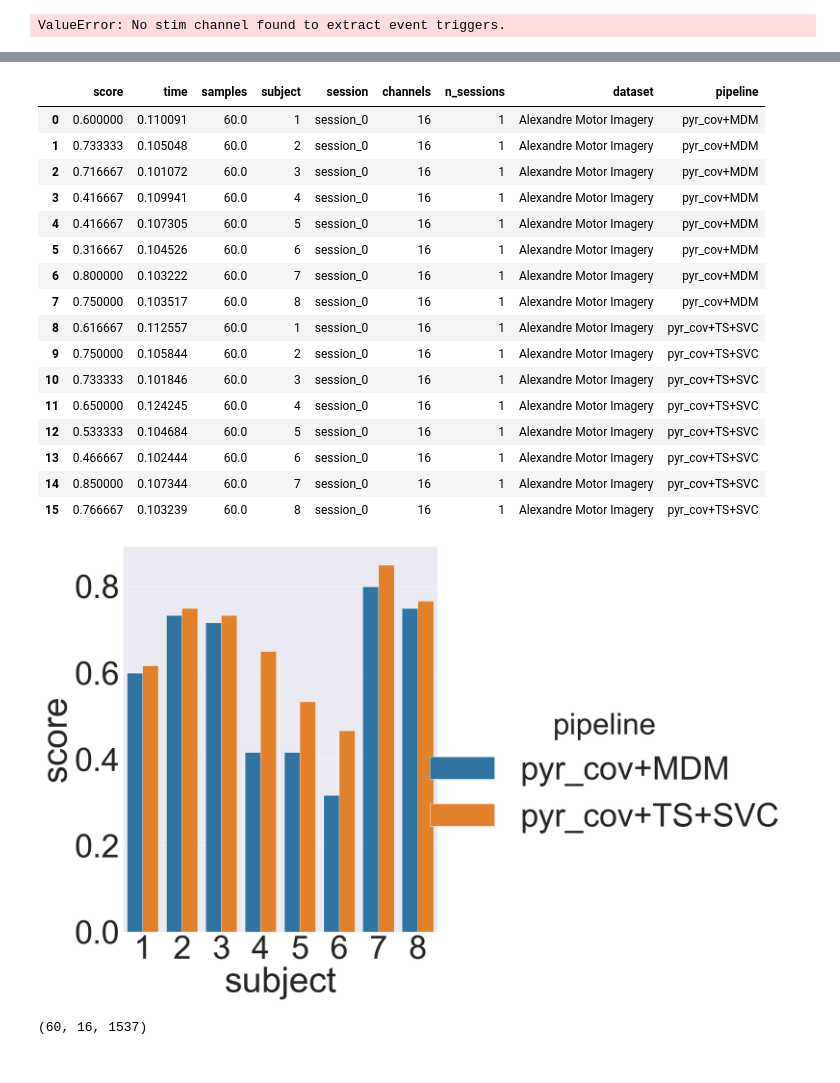
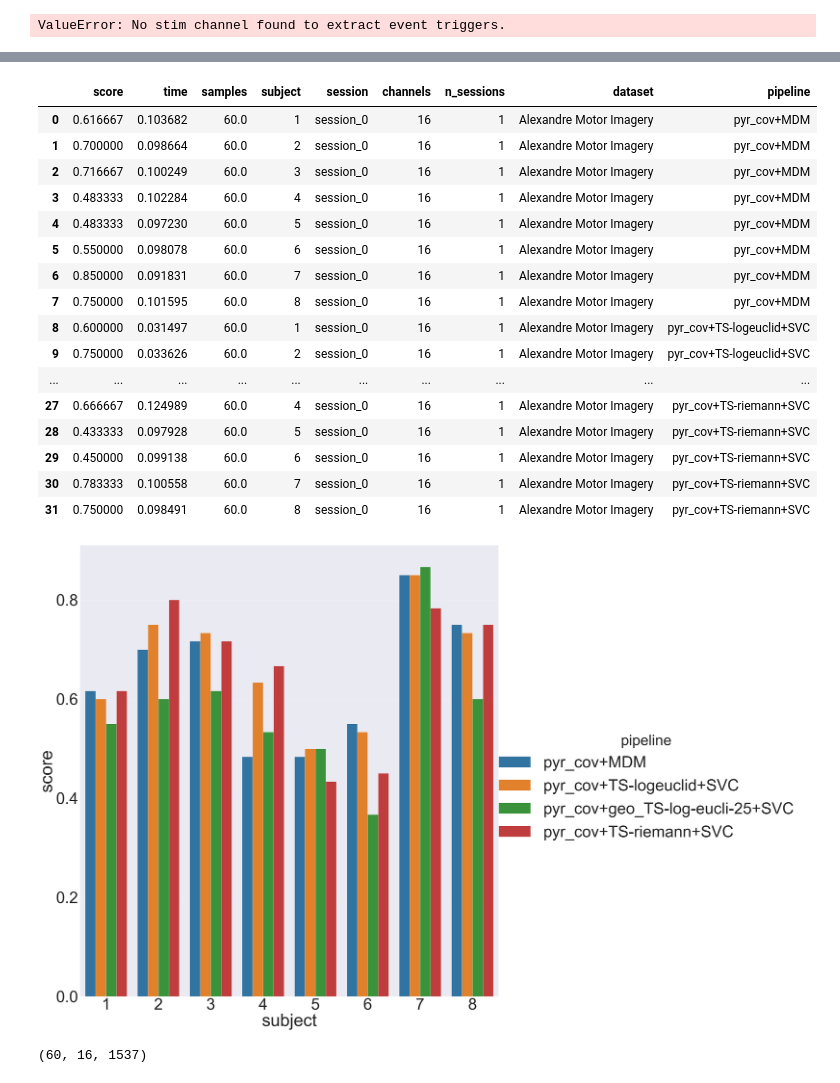
Before and after one commit to AlexandrePsq/RiemanMetrics, a Jupyter notebook: Comparing_frameworks.ipynb, the cells around one changed output, grey strips where cells are left out. Saved outputs shown, nothing was run; the diff lists cells and outputs as text; code cells hidden in the pictures.

```diff
--- a/Comparing_frameworks.ipynb
+++ b/Comparing_frameworks.ipynb
@@ -85,16 +111,16 @@ for dataset, session_name in zip(datasets[:5], session_names[:5]):
 <RawArray | 26 x 96735 (386.9 s), ~19.2 MB, data loaded>
 ValueError: No stim channel found to extract event triggers.
 # %%
-
-from mne import compute_covariance as mne_cov
-from pyriemann.estimation import XdawnCovariances as pyr_xdawn_cov
-from pyriemann.estimation import Covariances as pyr_cov
 
 pipelines = {}
 
 #pipelines["pyr_xdawn_cov+MDM"] = make_pipeline(pyr_xdawn_cov(), MDM(metric="riemann"))
 pipelines["pyr_cov+MDM"] = make_pipeline(pyr_cov(), MDM(metric="riemann"))
-pipelines["pyr_cov+TS+SVC"] = make_pipeline(pyr_cov(), TangentSpace(metric="riemann"), SVC(kernel="linear"))
+pipelines["pyr_cov+TS-riemann+SVC"] = make_pipeline(pyr_cov(), TangentSpace(metric="riemann"), SVC(kernel="linear"))
+pipelines["pyr_cov+TS-logeuclid+SVC"] = make_pipeline(pyr_cov(), TangentSpace(metric="logeuclid"), SVC(kernel="linear"))
+pipelines["pyr_cov+geo_TS-log-eucli-25+SVC"] = make_pipeline(pyr_cov(),  ToTangentSpace(geometry=SPDMetricLogEuclidean(25)), SVC(kernel="linear"))
+#pipelines["pyr_cov+geo_TS-rieman+SVC"] = make_pipeline(pyr_cov(), ToTangentSpace(geometry=RiemannianMetric(25)), SVC(kernel="linear"))
+
 
 
 
@@ -141,38 +167,38 @@ results = evaluation.process(pipelines)
 results
 # %% [output]
 |  | score | time | samples | subject | session | channels | n_sessions | dataset | pipeline |
-| 0 | 0.600000 | 0.110091 | 60.0 | 1 | session_0 | 16 | 1 | Alexandre Motor Imagery | pyr_cov+MDM |
-| 1 | 0.733333 | 0.105048 | 60.0 | 2 | session_0 | 16 | 1 | Alexandre Motor Imagery | pyr_cov+MDM |
-| 2 | 0.716667 | 0.101072 | 60.0 | 3 | session_0 | 16 | 1 | Alexandre Motor Imagery | pyr_cov+MDM |
-| 3 | 0.416667 | 0.109941 | 60.0 | 4 | session_0 | 16 | 1 | Alexandre Motor Imagery | pyr_cov+MDM |
-| 4 | 0.416667 | 0.107305 | 60.0 | 5 | session_0 | 16 | 1 | Alexandre Motor Imagery | pyr_cov+MDM |
-| 5 | 0.316667 | 0.104526 | 60.0 | 6 | session_0 | 16 | 1 | Alexandre Motor Imagery | pyr_cov+MDM |
-| 6 | 0.800000 | 0.103222 | 60.0 | 7 | session_0 | 16 | 1 | Alexandre Motor Imagery | pyr_cov+MDM |
-| 7 | 0.750000 | 0.103517 | 60.0 | 8 | session_0 | 16 | 1 | Alexandre Motor Imagery | pyr_cov+MDM |
-| 8 | 0.616667 | 0.112557 | 60.0 | 1 | session_0 | 16 | 1 | Alexandre Motor Imagery | pyr_cov+TS+SVC |
-| 9 | 0.750000 | 0.105844 | 60.0 | 2 | session_0 | 16 | 1 | Alexandre Motor Imagery | pyr_cov+TS+SVC |
-| 10 | 0.733333 | 0.101846 | 60.0 | 3 | session_0 | 16 | 1 | Alexandre Motor Imagery | pyr_cov+TS+SVC |
-| 11 | 0.650000 | 0.124245 | 60.0 | 4 | session_0 | 16 | 1 | Alexandre Motor Imagery | pyr_cov+TS+SVC |
-| 12 | 0.533333 | 0.104684 | 60.0 | 5 | session_0 | 16 | 1 | Alexandre Motor Imagery | pyr_cov+TS+SVC |
-| 13 | 0.466667 | 0.102444 | 60.0 | 6 | session_0 | 16 | 1 | Alexandre Motor Imagery | pyr_cov+TS+SVC |
-| 14 | 0.850000 | 0.107344 | 60.0 | 7 | session_0 | 16 | 1 | Alexandre Motor Imagery | pyr_cov+TS+SVC |
-| 15 | 0.766667 | 0.103239 | 60.0 | 8 | session_0 | 16 | 1 | Alexandre Motor Imagery | pyr_cov+TS+SVC |
+| 0 | 0.616667 | 0.103682 | 60.0 | 1 | session_0 | 16 | 1 | Alexandre Motor Imagery | pyr_cov+MDM |
+| 1 | 0.700000 | 0.098664 | 60.0 | 2 | session_0 | 16 | 1 | Alexandre Motor Imagery | pyr_cov+MDM |
+| 2 | 0.716667 | 0.100249 | 60.0 | 3 | session_0 | 16 | 1 | Alexandre Motor Imagery | pyr_cov+MDM |
+| 3 | 0.483333 | 0.102284 | 60.0 | 4 | session_0 | 16 | 1 | Alexandre Motor Imagery | pyr_cov+MDM |
+| 4 | 0.483333 | 0.097230 | 60.0 | 5 | session_0 | 16 | 1 | Alexandre Motor Imagery | pyr_cov+MDM |
+| 5 | 0.550000 | 0.098078 | 60.0 | 6 | session_0 | 16 | 1 | Alexandre Motor Imagery | pyr_cov+MDM |
+| 6 | 0.850000 | 0.091831 | 60.0 | 7 | session_0 | 16 | 1 | Alexandre Motor Imagery | pyr_cov+MDM |
+| 7 | 0.750000 | 0.101595 | 60.0 | 8 | session_0 | 16 | 1 | Alexandre Motor Imagery | pyr_cov+MDM |
+| 8 | 0.600000 | 0.031497 | 60.0 | 1 | session_0 | 16 | 1 | Alexandre Motor Imagery | pyr_cov+TS-logeuclid+SVC |
+| 9 | 0.750000 | 0.033626 | 60.0 | 2 | session_0 | 16 | 1 | Alexandre Motor Imagery | pyr_cov+TS-logeuclid+SVC |
+| ... | ... | ... | ... | ... | ... | ... | ... | ... | ... |
+| 27 | 0.666667 | 0.124989 | 60.0 | 4 | session_0 | 16 | 1 | Alexandre Motor Imagery | pyr_cov+TS-riemann+SVC |
+| 28 | 0.433333 | 0.097928 | 60.0 | 5 | session_0 | 16 | 1 | Alexandre Motor Imagery | pyr_cov+TS-riemann+SVC |
+| 29 | 0.450000 | 0.099138 | 60.0 | 6 | session_0 | 16 | 1 | Alexandre Motor Imagery | pyr_cov+TS-riemann+SVC |
+| 30 | 0.783333 | 0.100558 | 60.0 | 7 | session_0 | 16 | 1 | Alexandre Motor Imagery | pyr_cov+TS-riemann+SVC |
+| 31 | 0.750000 | 0.098491 | 60.0 | 8 | session_0 | 16 | 1 | Alexandre Motor Imagery | pyr_cov+TS-riemann+SVC |
 # %%
 sns.set(font_scale = 8)
 g = sns.catplot(
     kind="bar",
     y="score",
     x="subject",
     hue="pipeline",
     data=results,
     #orient="h",
     palette="tab10",
-    height=20,
+    height=40,
 )
 #g.set_xticklabels(plt.get_xticklabels(), fontsize = 18)
 plt.show()
 # %% [output]
-[figure, old version]
+[figure, new version]
 # %%
 tmin = 0
 tmax = 3
```
Also changed, not shown: parts of 3 cells of this notebook, 1 other file.
